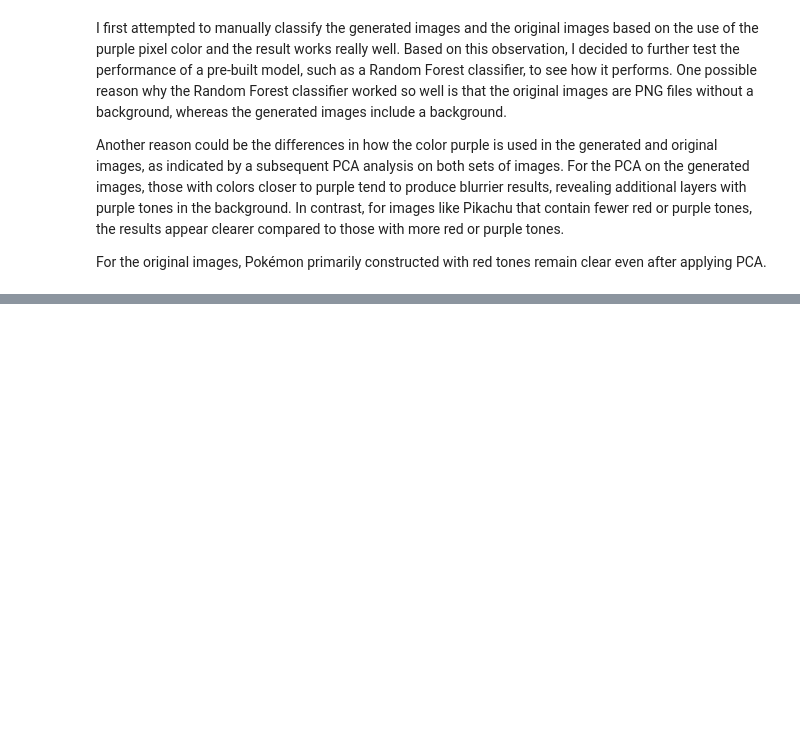
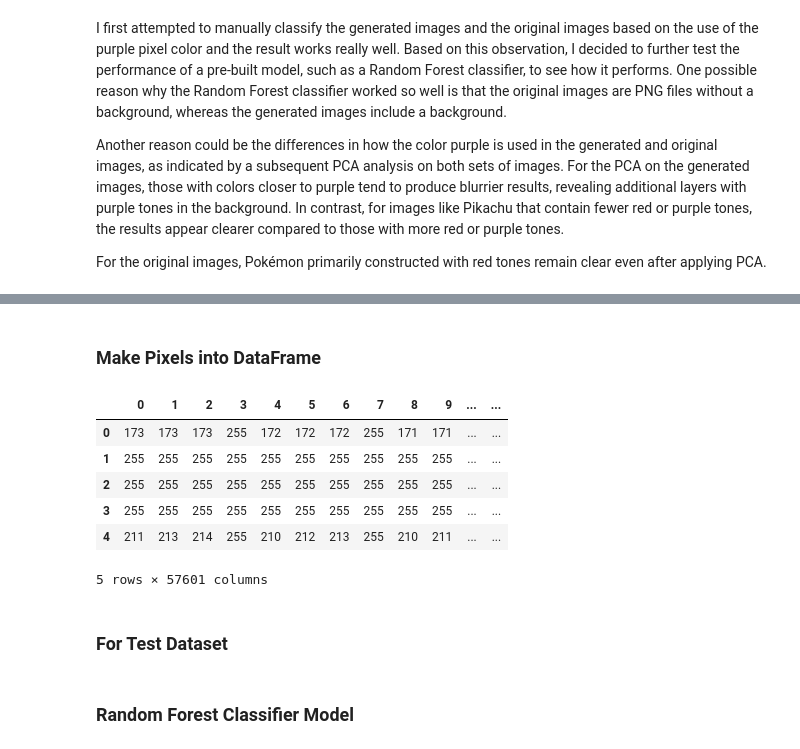
Before and after one commit to MACHINE-LEARNING-FOR-MEDIA-2024/Fianl_Project_Draft, a Jupyter notebook: HW06.ipynb, the cells around one changed output, grey strips where cells are left out. Cells and saved outputs as stored; diff of their text form; code cells hidden in the pictures; blank space fills up the shorter version.

Commit message:
add random forest for same background

```diff
--- a/HW06.ipynb
+++ b/HW06.ipynb
@@ -887,0 +713,21 @@ For the original images, Pokémon primarily constructed with red tones remain cl
+# %%
+# Declare location of train files
+TRAIN_PATH = "data/images/pokemon_train_white"
+
+# List comprehension for getting all of the filenames that end in "png" inside the train directory
+train_files = [f for f in listdir(TRAIN_PATH) if f.endswith("png")]
+# %%
+pixel_data = []
+label_data = []
+
+for fname in train_files:
+  label = add_label(fname)
+  img = open_image(path.join("./data/images/pokemon_train_white", fname))
+ # Convert the pixel data to a NumPy array
+  pixel_array = np.array(img.pixels)
+
+    # Flatten the NumPy array
+  flattened_pixels = pixel_array.flatten()
+
+  pixel_data.append(flattened_pixels)
+  label_data.append(label)
@@ -887,0 +743,17 @@ For the original images, Pokémon primarily constructed with red tones remain cl
+# %% [markdown]
+### Make Pixels into DataFrame
+# %%
+train_df = pd.DataFrame(pixel_data)
+train_df["label"] = label_data
+# %%
+train_df.head()
+# %% [output]
+|  | 0 | 1 | 2 | 3 | 4 | 5 | 6 | 7 | 8 | 9 | ... | ... |
+| 0 | 173 | 173 | 173 | 255 | 172 | 172 | 172 | 255 | 171 | 171 | ... | ... |
+| 1 | 255 | 255 | 255 | 255 | 255 | 255 | 255 | 255 | 255 | 255 | ... | ... |
+| 2 | 255 | 255 | 255 | 255 | 255 | 255 | 255 | 255 | 255 | 255 | ... | ... |
+| 3 | 255 | 255 | 255 | 255 | 255 | 255 | 255 | 255 | 255 | 255 | ... | ... |
+| 4 | 211 | 213 | 214 | 255 | 210 | 212 | 213 | 255 | 210 | 211 | ... | ... |
+5 rows × 57601 columns
+# %% [markdown]
+### For Test Dataset
@@ -887,0 +778,2 @@ For the original images, Pokémon primarily constructed with red tones remain cl
+# %% [markdown]
+### Random Forest Classifier Model
```
Also changed, not shown: parts of 39 cells of this notebook, 5 other files.
